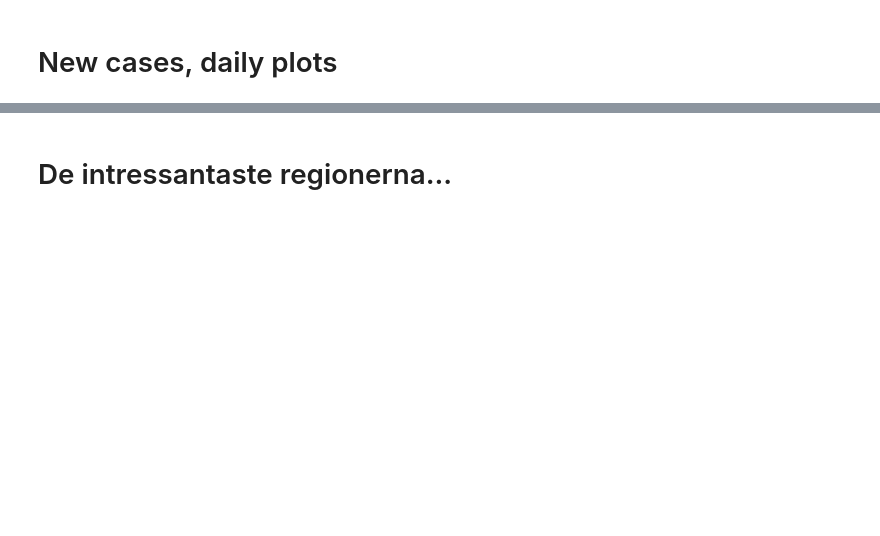
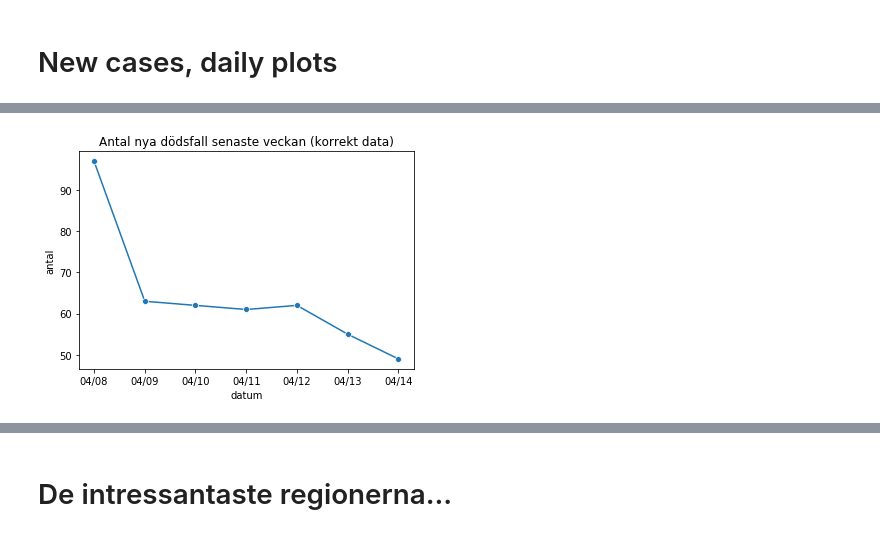
Before and after one commit to vbodell/covid-19, a Jupyter notebook: covid-playground.ipynb, the cells around one changed output, grey strips where cells are left out. Saved outputs shown, nothing was run; the diff lists cells and outputs as text; code cells hidden in the pictures; blank space fills up the shorter version.

```diff
--- a/covid-playground.ipynb
+++ b/covid-playground.ipynb
@@ -247,3 +247,9 @@ _ = ax.set(title='Antal nya fall senaste månaden\n (centrerat 7-dagars snitt)',
+# %%
+ax = sns.lineplot('date', 'total_deceased', data=day_complete_df[-7:], marker='o')
+ax.xaxis.set_major_formatter(month_day_fmt)
+_ = ax.set(title='Antal nya dödsfall senaste veckan (korrekt data)', xlabel='datum', ylabel='antal')
+# %% [output]
+[figure, added]
 # %%
 sns.lineplot('date', 'total_deceased', data=day_complete_df)
 ax = sns.lineplot('date', 'total_icu', data=day_complete_df)
```
Also changed, not shown: parts of 21 cells of this notebook.
